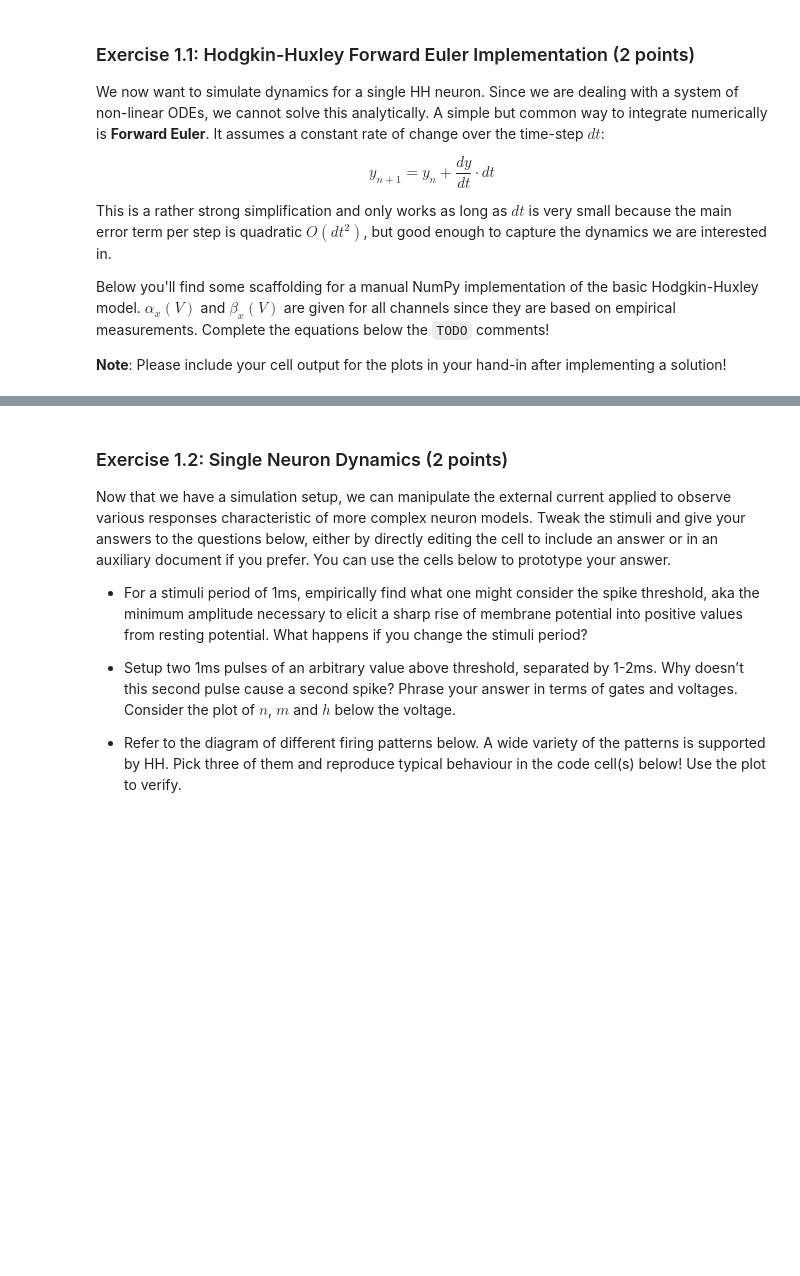
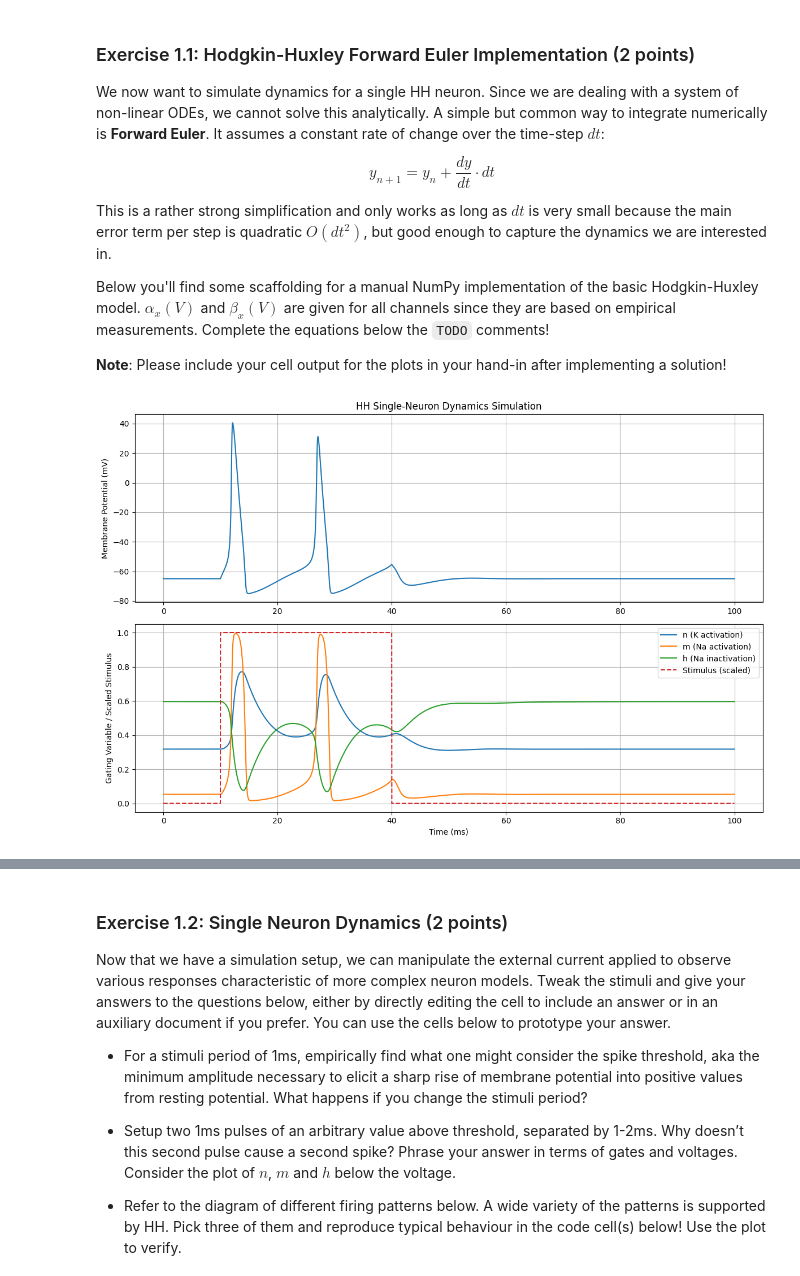
Before and after one commit to mustafaerdikararmaz/BICE, a Jupyter notebook: bice_ex_week5.ipynb, the cells around one changed output, grey strips where cells are left out. Cells and saved outputs as stored; diff of their text form; code cells hidden in the pictures; blank space fills up the shorter version.

```diff
--- a/bice_ex_week5.ipynb
+++ b/bice_ex_week5.ipynb
@@ -115,7 +115,12 @@ def beta_h(V_abs):
 def dVdt(V, n, m, h, I_ext):
     # TODO: Implement dV/dt
 
-    return ...
+    I_K = g_K * n**4 * (V - E_K)
+    I_Na = g_Na * m**3 * h * (V - E_Na)
+    I_L = g_L * (V - E_L)
+    dV = (I_ext - I_K - I_Na - I_L) / C_m
+
+    return dV
 
 
 def dndt(V, n):
@@ -177,10 +182,10 @@ def simulate_hh(sim_time, dt, I_ext):
         dh = dhdt(current_V, current_h)
 
         # TODO: Evaluate derivative for current step and then update V, n, m, h (stored in traces) using Euler method
-        V_trace[i] = ...
-        n_trace[i] = ...
-        m_trace[i] = ...
-        h_trace[i] = ...
+        V_trace[i] = current_V + dV * dt
+        n_trace[i] = current_n + dn * dt
+        m_trace[i] = current_m + dm * dt
+        h_trace[i] = current_h + dh * dt
 
     return V_trace, n_trace, m_trace, h_trace
 
@@ -206,33 +211,35 @@ def plot_hh(sim_time, dt, v_hist, n_hist, m_hist, h_hist, I_ext):
     plt.plot(time_arr, h_hist, label='h (Na inactivation)')
     plt.plot(time_arr, I_ext / max_I_ext, '--', label='Stimulus (scaled)')
 
     plt.ylabel("Gating Variable / Scaled Stimulus")
     plt.xlabel("Time (ms)")
     plt.legend()
     plt.grid(True)
 
     plt.tight_layout()
     plt.show()
 
 
 sim_duration = 100.0  # Total simulation time (ms)
 time_step = 0.01  # Time step (ms) This cannot be any larger or Euler will collapse!
 num_steps = int(sim_duration / time_step)
 
 ext_current = np.zeros(num_steps)
 
 # Example 1: A single square pulse
 pulse_start_time = 10.0
 pulse_end_time = 40.0
 pulse_amplitude = 10.0  # uA/cm^2
 
 pulse_start_step = int(pulse_start_time / time_step)
 pulse_end_step = int(pulse_end_time / time_step)
 ext_current[pulse_start_step:pulse_end_step] = pulse_amplitude
 
 # Run & plot
 voltage_trace, n_trace, m_trace, h_trace = simulate_hh(sim_duration, time_step, ext_current)
 plot_hh(sim_duration, time_step, voltage_trace, n_trace, m_trace, h_trace, ext_current)
+# %% [output]
+[figure, added]
 # %% [markdown]
 We expect the result to look like:
 ![image.png](embedded-picture-1)
```
